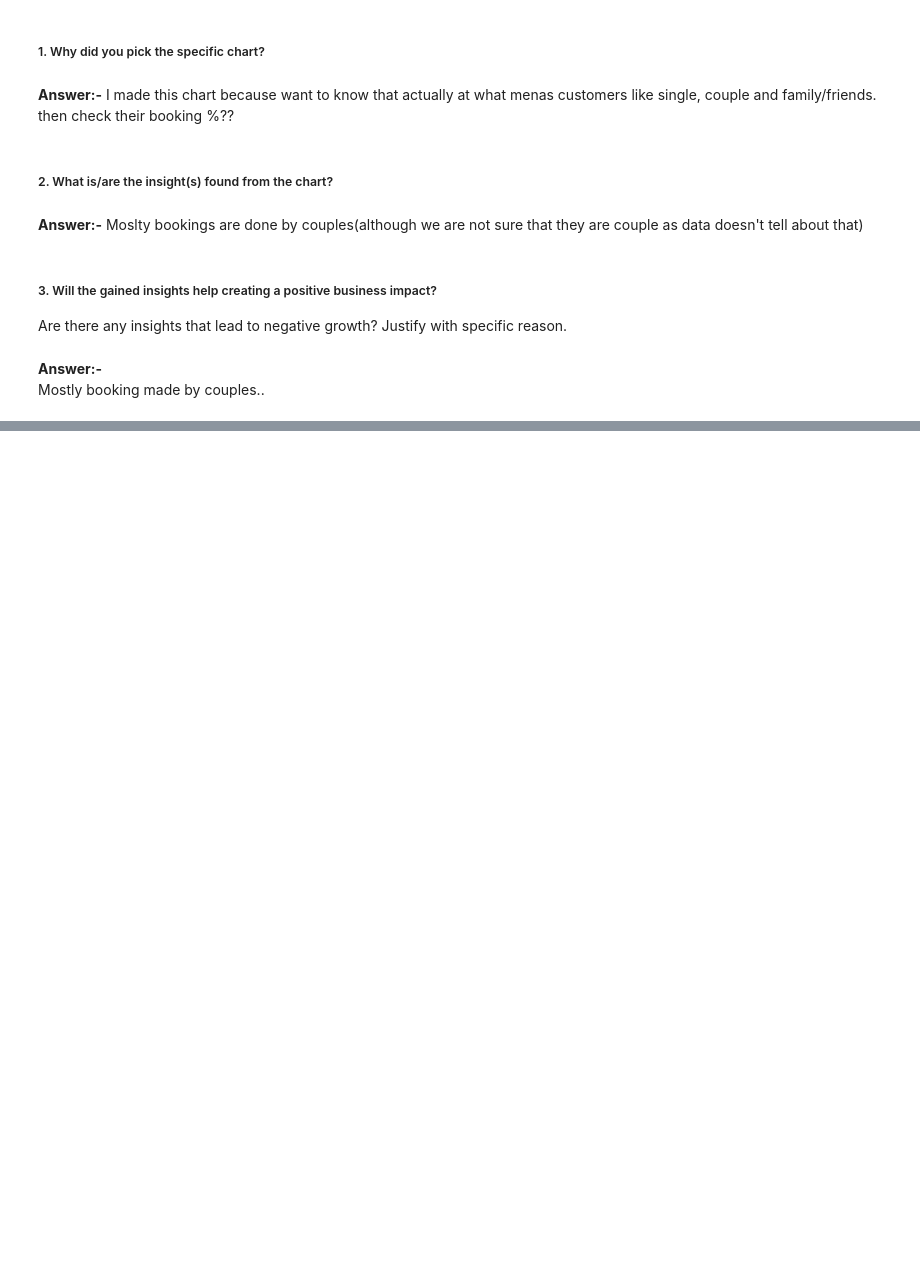
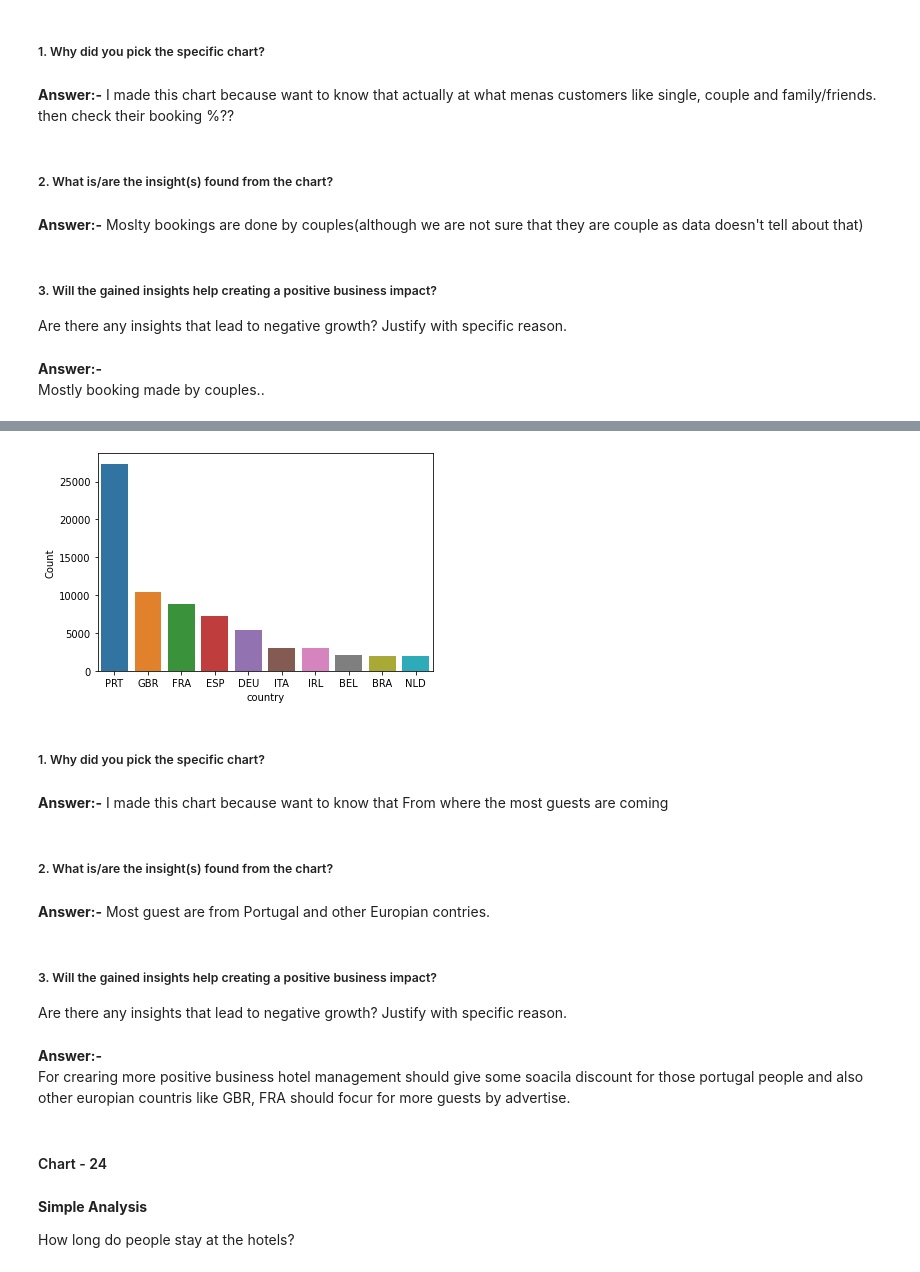
Before and after one commit to Tapomay1/Hotel-Booking-Analysis_EDA, a Jupyter notebook: Hotel_Booking_Analysis_EDA.ipynb, the cells around one changed output, grey strips where cells are left out. Cells and saved outputs as stored; diff of their text form; code cells hidden in the pictures; blank space fills up the shorter version.

```diff
--- a/Hotel_Booking_Analysis_EDA.ipynb
+++ b/Hotel_Booking_Analysis_EDA.ipynb
@@ -1086,0 +1124,28 @@ Mostly booking made by couples..
+# %%
+grouped_by_country = df1.groupby('country')
+d1 = pd.DataFrame(grouped_by_country.size()).reset_index().rename(columns = {0:'Count'}).sort_values('Count', ascending = False)[:10]
+sns.barplot(x = d1['country'], y  = d1['Count'])
+plt.show()
+# %% [output]
+[figure, added]
+# %% [markdown]
+##### 1. Why did you pick the specific chart?
+# %% [markdown]
+**Answer:-** I made this chart because want to know that From where the most guests are coming
+# %% [markdown]
+##### 2. What is/are the insight(s) found from the chart?
+# %% [markdown]
+**Answer:-** Most guest are from Portugal and other Europian contries.
+# %% [markdown]
+##### 3. Will the gained insights help creating a positive business impact?
+Are there any insights that lead to negative growth? Justify with specific reason.
+# %% [markdown]
+**Answer:-**
+\
+For crearing more positive business hotel management should give some soacila discount for those portugal people and also other europian countris like GBR, FRA should focur for more guests by advertise.
+# %% [markdown]
+#### Chart - 24
+# %% [markdown]
+**Simple Analysis**
+
+How long do people stay at the hotels?
```
Also changed, not shown: parts of 27 cells of this notebook.
